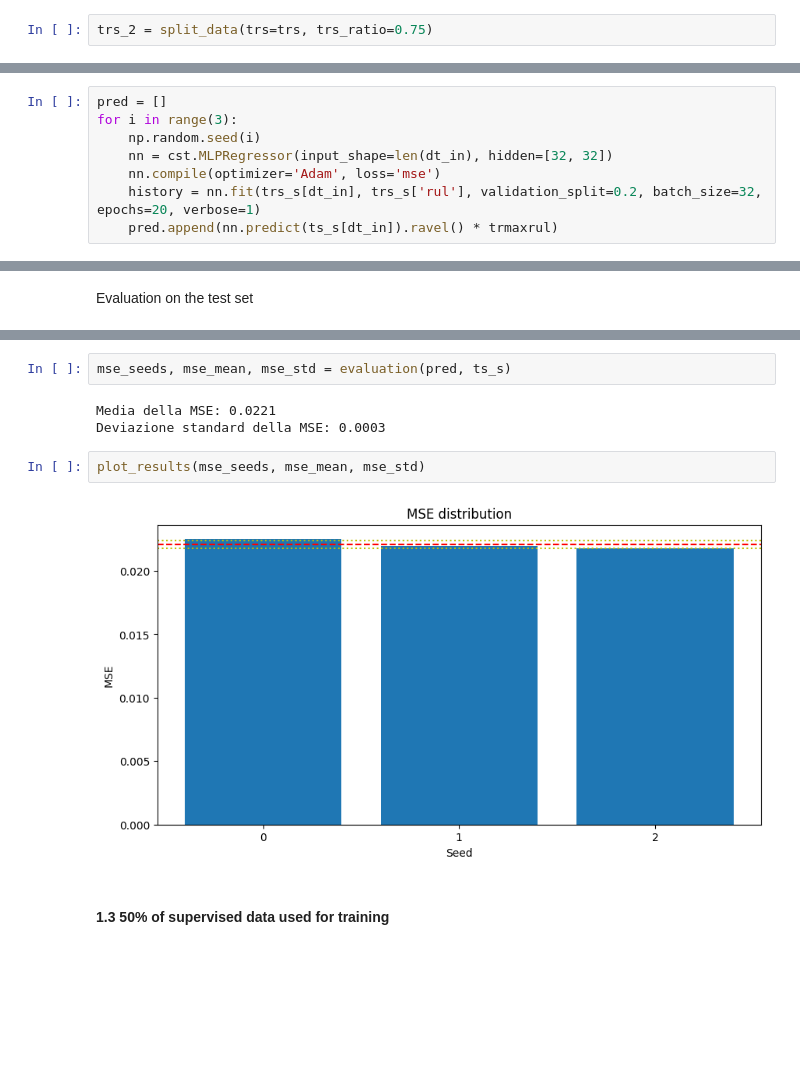
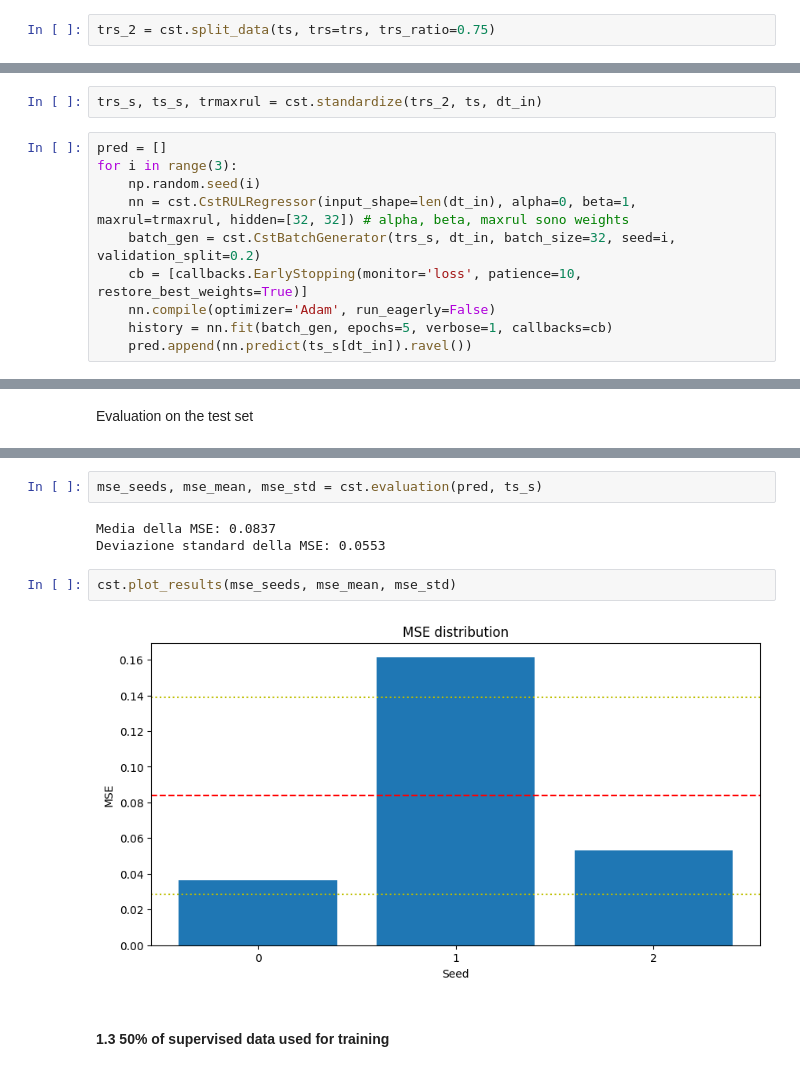
Before and after one commit to giorgiapavani/AI-in-Industry, a Jupyter notebook: notebooks/1. Domain Knowledge Injection via SBR.ipynb, the cells around one changed output, grey strips where cells are left out. Saved outputs shown, nothing was run; the diff lists cells and outputs as text; blank space fills up the shorter version.

```diff
--- a/notebooks/1. Domain Knowledge Injection via SBR.ipynb
+++ b/notebooks/1. Domain Knowledge Injection via SBR.ipynb
@@ -414,6 +195,6 @@ plot_results(mse_seeds, mse_mean, mse_std)
 # %% [markdown]
 #### 1.2 75% of supervised data used for training
 # %%
-trs_2 = split_data(trs=trs, trs_ratio=0.75)
+trs_2 = cst.split_data(ts, trs=trs, trs_ratio=0.75)
 # %% [output]
 Num. samples: 34038 (supervised), 15864 (test)
@@ -424,9 +201,13 @@ ts_s = standardize(ts)
+# %%
+trs_s, ts_s, trmaxrul = cst.standardize(trs_2, ts, dt_in)
 # %%
 pred = []
 for i in range(3):
     np.random.seed(i)
-    nn = cst.MLPRegressor(input_shape=len(dt_in), hidden=[32, 32])
-    nn.compile(optimizer='Adam', loss='mse')
-    history = nn.fit(trs_s[dt_in], trs_s['rul'], validation_split=0.2, batch_size=32, epochs=20, verbose=1)
-    pred.append(nn.predict(ts_s[dt_in]).ravel() * trmaxrul)
+    nn = cst.CstRULRegressor(input_shape=len(dt_in), alpha=0, beta=1, maxrul=trmaxrul, hidden=[32, 32]) # alpha, beta, maxrul sono weights
+    batch_gen = cst.CstBatchGenerator(trs_s, dt_in, batch_size=32, seed=i, validation_split=0.2)
+    cb = [callbacks.EarlyStopping(monitor='loss', patience=10, restore_best_weights=True)]
+    nn.compile(optimizer='Adam', run_eagerly=False)
+    history = nn.fit(batch_gen, epochs=5, verbose=1, callbacks=cb)
+    pred.append(nn.predict(ts_s[dt_in]).ravel())
 # %% [output]
@@ -457,12 +238,12 @@ cst.plot_rul(ts_pred[:stop], ts["rul"].iloc[:stop], same_scale=False, figsize=fi
 # %%
-mse_seeds, mse_mean, mse_std = evaluation(pred, ts_s)
+mse_seeds, mse_mean, mse_std = cst.evaluation(pred, ts_s)
 # %% [output]
-Media della MSE: 0.0221
-Deviazione standard della MSE: 0.0003
+Media della MSE: 0.0837
+Deviazione standard della MSE: 0.0553
 # %%
-plot_results(mse_seeds, mse_mean, mse_std)
+cst.plot_results(mse_seeds, mse_mean, mse_std)
 # %% [output]
-[figure, old version]
+[figure, new version]
 # %% [markdown]
 #### 1.3 50% of supervised data used for training
 # %%
```
Also changed, not shown: parts of 114 cells of this notebook, 2 other files.
